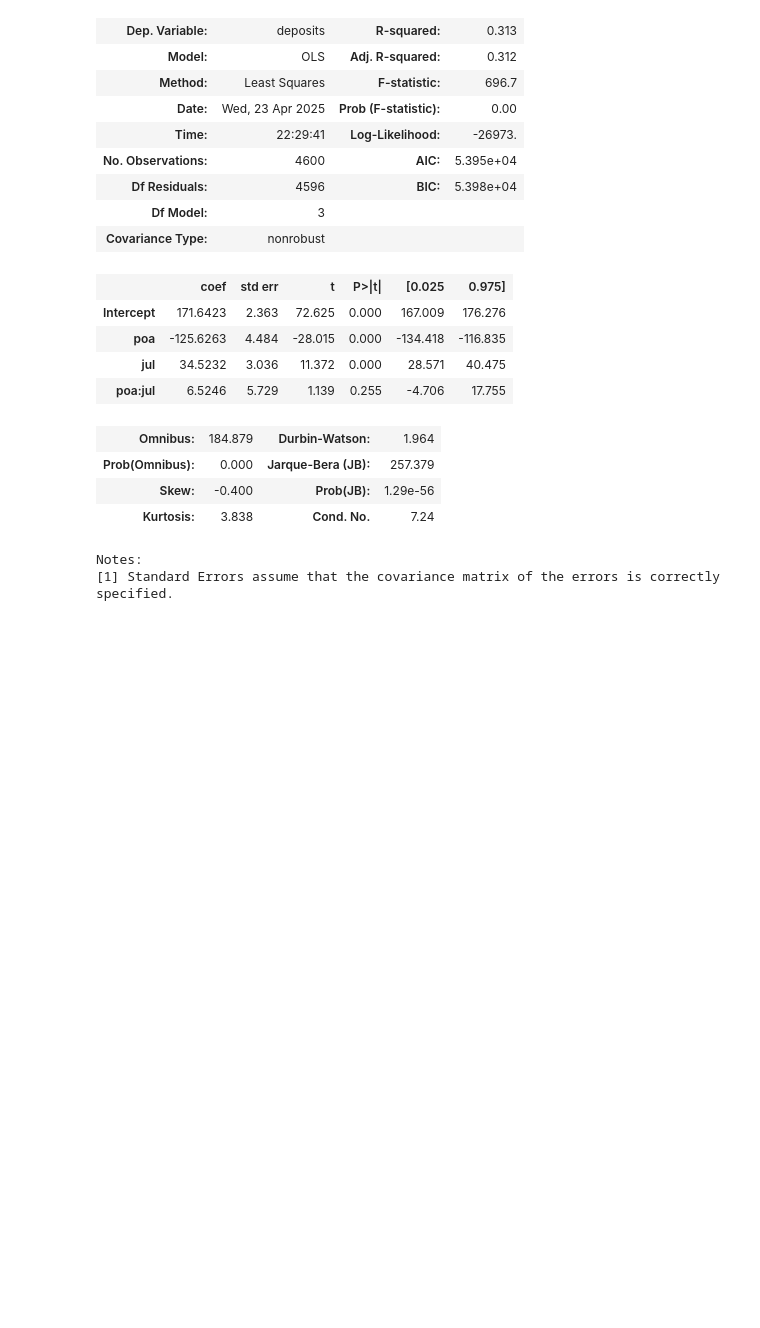
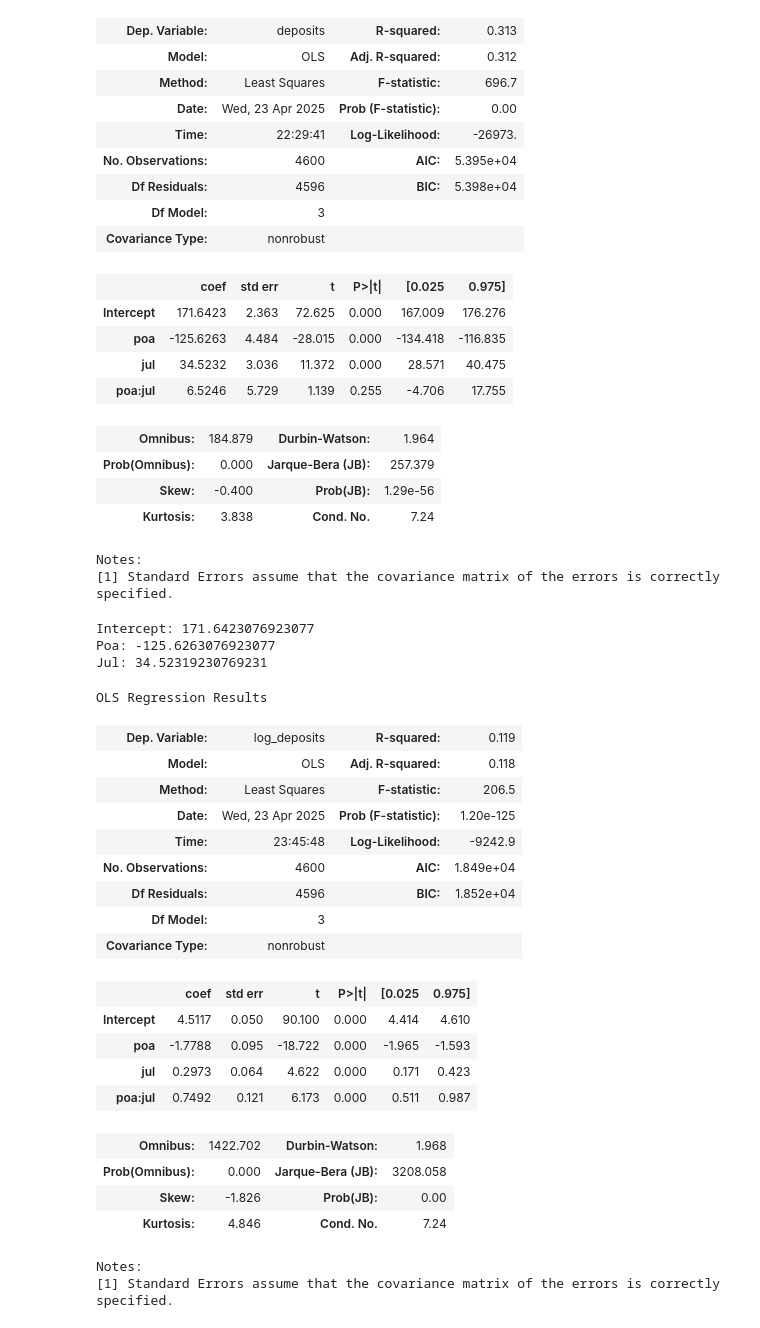
Before and after one commit to skipperkongen/causal-stuff, a Jupyter notebook: notebooks/brave-and-true/13-diff-in-diff.ipynb, the cells around one changed output. Saved outputs shown, nothing was run; the diff lists cells and outputs as text; code cells hidden in the pictures; blank space fills up the shorter version.

```diff
--- a/notebooks/brave-and-true/13-diff-in-diff.ipynb
+++ b/notebooks/brave-and-true/13-diff-in-diff.ipynb
@@ -56,3 +58,36 @@ OLS Regression Results
 | Kurtosis: | 3.838 | Cond. No. | 7.24 |
 Notes:
 [1] Standard Errors assume that the covariance matrix of the errors is correctly specified.
+# %%
+print('Intercept:', data.query('poa == 0 and jul == 0').deposits.mean())
+print('Poa:', data.query('poa == 1 and jul == 0').deposits.mean() - data.query('poa == 0 and jul == 0').deposits.mean())
+print('Jul:', data.query('poa == 0 and jul == 1').deposits.mean() - data.query('poa == 0 and jul == 0').deposits.mean())
+# %% [output]
+Intercept: 171.6423076923077
+Poa: -125.6263076923077
+Jul: 34.52319230769231
+# %%
+model = smf.ols('log_deposits ~ poa*jul', data=data).fit()
+model.summary()
+# %% [output]
+OLS Regression Results
+| Dep. Variable: | log_deposits | R-squared: | 0.119 |
+| Model: | OLS | Adj. R-squared: | 0.118 |
+| Method: | Least Squares | F-statistic: | 206.5 |
+| Date: | Wed, 23 Apr 2025 | Prob (F-statistic): | 1.20e-125 |
+| Time: | 23:45:48 | Log-Likelihood: | -9242.9 |
+| No. Observations: | 4600 | AIC: | 1.849e+04 |
+| Df Residuals: | 4596 | BIC: | 1.852e+04 |
+| Df Model: | 3 |  |  |
+| Covariance Type: | nonrobust |  |  |
+|  | coef | std err | t | P>|t| | [0.025 | 0.975] |
+| Intercept | 4.5117 | 0.050 | 90.100 | 0.000 | 4.414 | 4.610 |
+| poa | -1.7788 | 0.095 | -18.722 | 0.000 | -1.965 | -1.593 |
+| jul | 0.2973 | 0.064 | 4.622 | 0.000 | 0.171 | 0.423 |
+| poa:jul | 0.7492 | 0.121 | 6.173 | 0.000 | 0.511 | 0.987 |
+| Omnibus: | 1422.702 | Durbin-Watson: | 1.968 |
+| Prob(Omnibus): | 0.000 | Jarque-Bera (JB): | 3208.058 |
+| Skew: | -1.826 | Prob(JB): | 0.00 |
+| Kurtosis: | 4.846 | Cond. No. | 7.24 |
+Notes:
+[1] Standard Errors assume that the covariance matrix of the errors is correctly specified.
```
Also changed, not shown: parts of 4 cells of this notebook.
